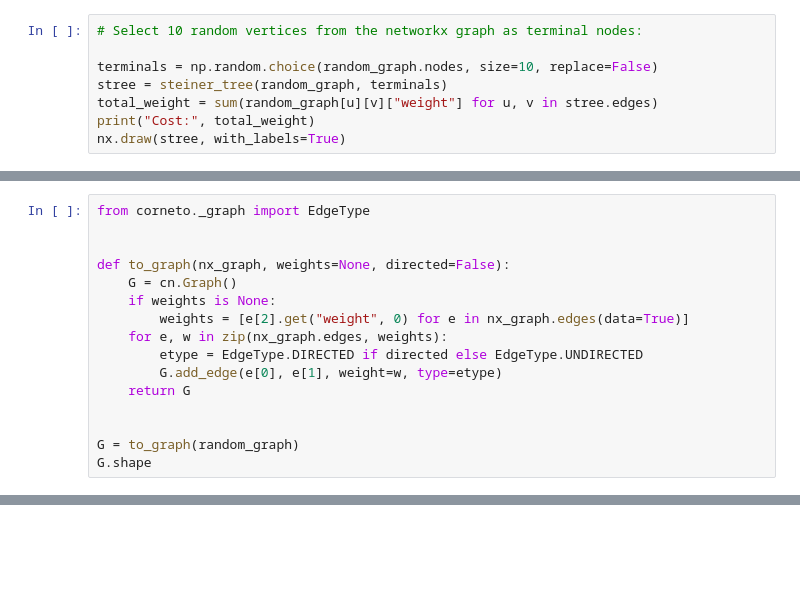
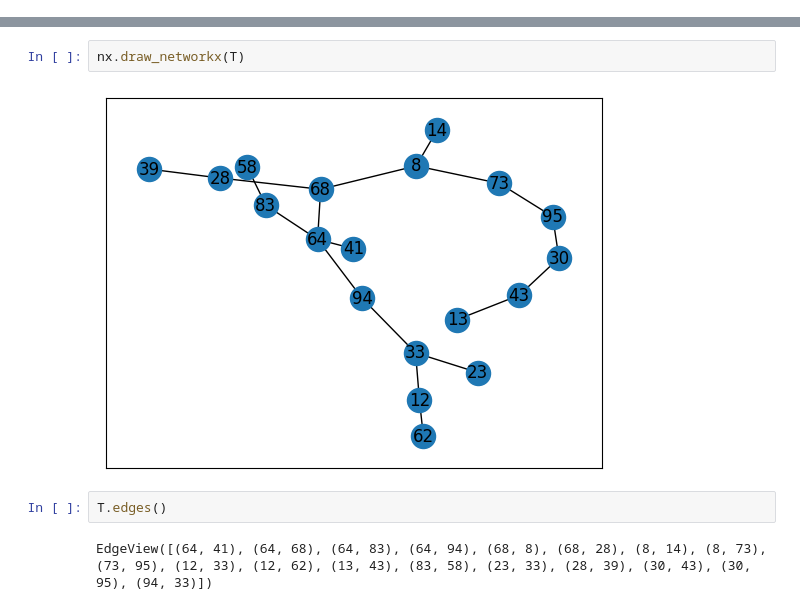
Before and after one commit to saezlab/corneto, a Jupyter notebook: docs/guide/networks/steiner-trees.ipynb, the cells around one changed output, grey strips where cells are left out. Drawn from its saved outputs; the diff is of its cells as text; blank space fills up the shorter version.

```diff
--- a/docs/guide/networks/steiner-trees.ipynb
+++ b/docs/guide/networks/steiner-trees.ipynb
@@ -47,8 +0,0 @@ random_graph = create_random_graph(50, 0.1)
-# %%
-# Select 10 random vertices from the networkx graph as terminal nodes:
-
-terminals = np.random.choice(random_graph.nodes, size=10, replace=False)
-stree = steiner_tree(random_graph, terminals)
-total_weight = sum(random_graph[u][v]["weight"] for u, v in stree.edges)
-print("Cost:", total_weight)
-nx.draw(stree, with_labels=True)
@@ -75,16 +0,0 @@ We need some code to convert the `networkx` graph into a `corneto` Graph:
-# %%
-from corneto._graph import EdgeType
-
-
-def to_graph(nx_graph, weights=None, directed=False):
-    G = cn.Graph()
-    if weights is None:
-        weights = [e[2].get("weight", 0) for e in nx_graph.edges(data=True)]
-    for e, w in zip(nx_graph.edges, weights):
-        etype = EdgeType.DIRECTED if directed else EdgeType.UNDIRECTED
-        G.add_edge(e[0], e[1], weight=w, type=etype)
-    return G
-
-
-G = to_graph(random_graph)
-G.shape
@@ -145,0 +108,8 @@ G_steiner.edge_subgraph(np.where(P.symbols["_flow_i"].value > 0.5)[0]).plot(
+# %%
+nx.draw_networkx(T)
+# %% [output]
+[figure, added]
+# %%
+T.edges()
+# %% [output]
+EdgeView([(64, 41), (64, 68), (64, 83), (64, 94), (68, 8), (68, 28), (8, 14), (8, 73), (73, 95), (12, 33), (12, 62), (13, 43), (83, 58), (23, 33), (28, 39), (30, 43), (30, 95), (94, 33)])
```
Also changed, not shown: parts of 38 cells of this notebook, 39 other files.
